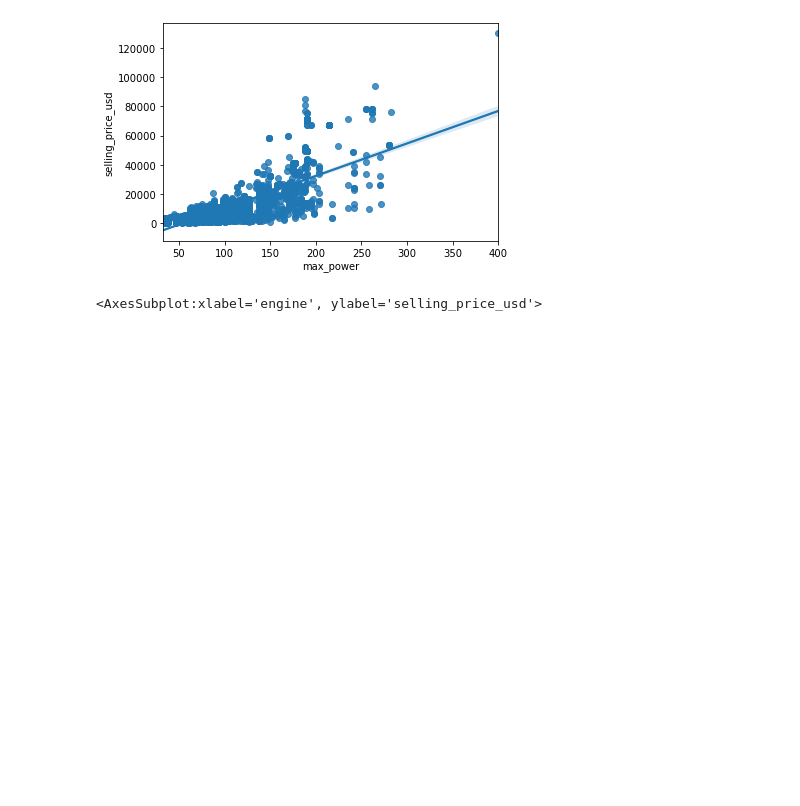
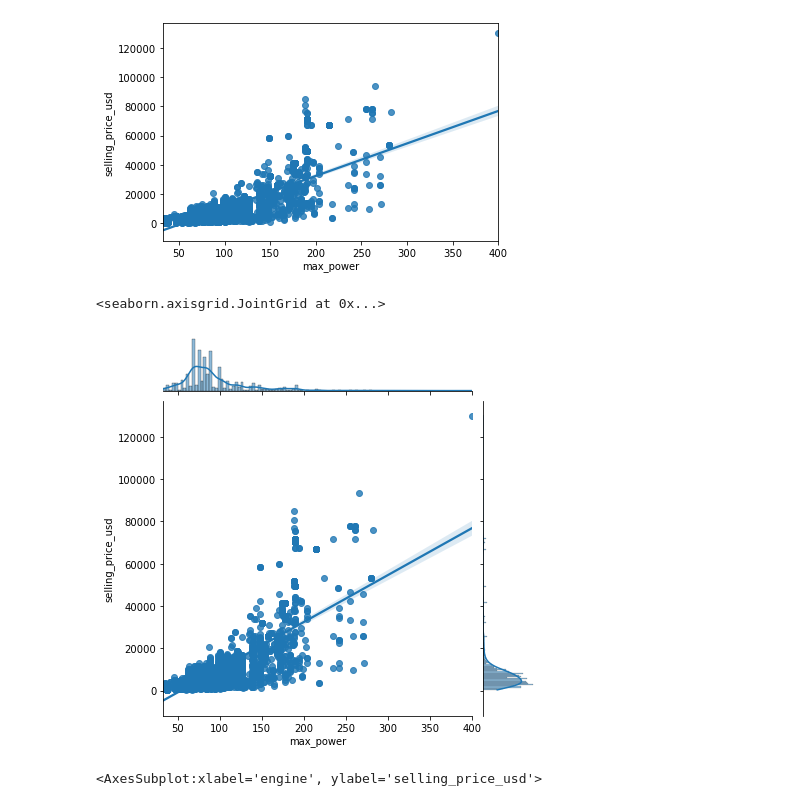
Before and after one commit to rylewww/Vehicle-Regression-Analysis, a Jupyter notebook: Vehicle_Regression_Analysis.ipynb, the cells around one changed output. Saved outputs shown, nothing was run; the diff lists cells and outputs as text; code cells hidden in the pictures; blank space fills up the shorter version.

```diff
--- a/Car-Price-Cleaning-EDA.ipynb
+++ b/Vehicle_Regression_Analysis.ipynb
@@ -297,6 +303,11 @@ sns.regplot(df.max_power, df.selling_price_usd)
 # %% [output]
 <AxesSubplot:xlabel='max_power', ylabel='selling_price_usd'>
 [figure]
+# %%
+sns.jointplot(df.max_power, df.selling_price_usd, kind = 'reg')
+# %% [output]
+<seaborn.axisgrid.JointGrid at 0x...>
+[figure, added]
 # %%
 sns.regplot(df.engine, df.selling_price_usd)
 # %% [output]
```
Also changed, not shown: parts of 9 cells of this notebook.
